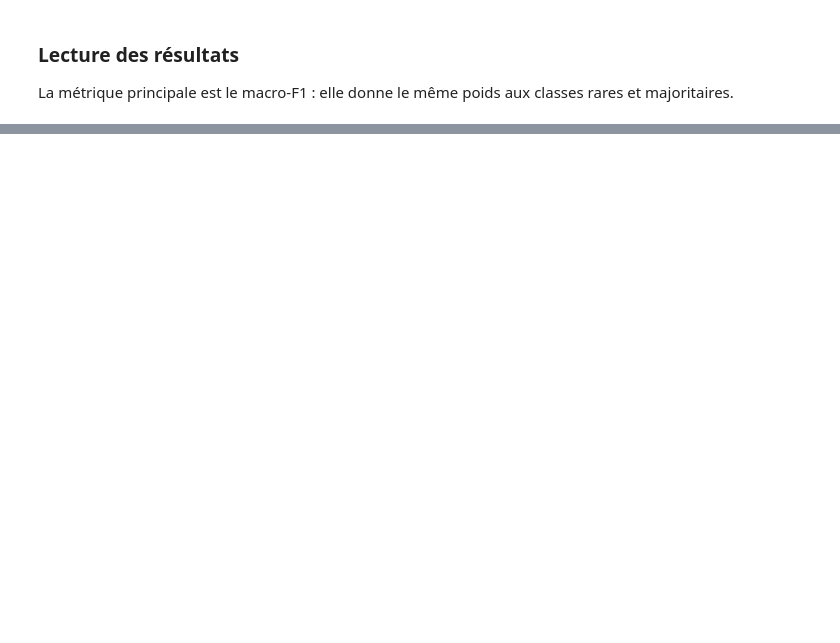
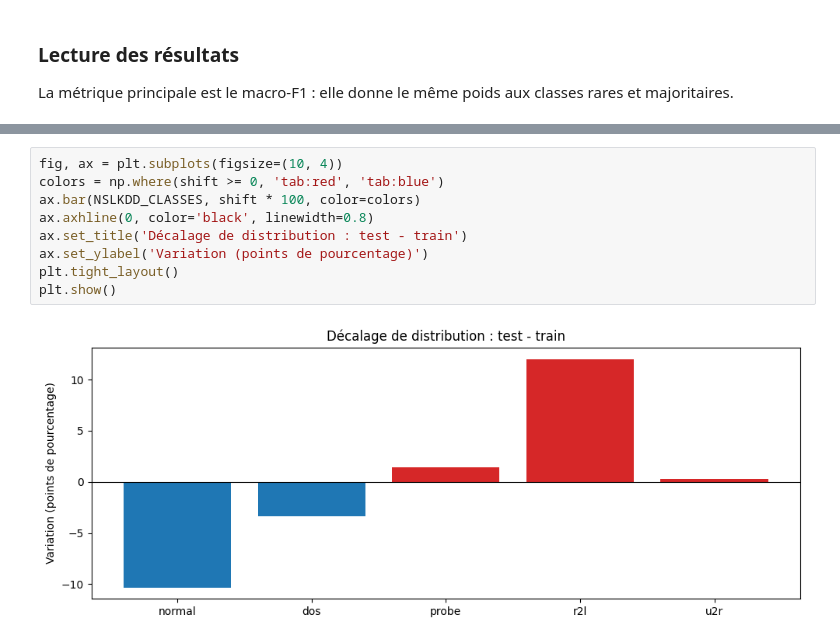
Before and after one commit to Appolinairee/-research-scratch-deep-learning-vision, a Jupyter notebook: notebooks/colab/nsl_kdd_focal_loss_mlp.ipynb, the cells around one changed output, grey strips where cells are left out. Cells and saved outputs as stored; diff of their text form; blank space fills up the shorter version.

```diff
--- a/notebooks/colab/nsl_kdd_focal_loss_mlp.ipynb
+++ b/notebooks/colab/nsl_kdd_focal_loss_mlp.ipynb
@@ -195,0 +345,11 @@ for class_name, precision, recall, f1 in zip(
+# %%
+fig, ax = plt.subplots(figsize=(10, 4))
+colors = np.where(shift >= 0, 'tab:red', 'tab:blue')
+ax.bar(NSLKDD_CLASSES, shift * 100, color=colors)
+ax.axhline(0, color='black', linewidth=0.8)
+ax.set_title('Décalage de distribution : test - train')
+ax.set_ylabel('Variation (points de pourcentage)')
+plt.tight_layout()
+plt.show()
+# %% [output]
+[figure, added]
```
Also changed, not shown: parts of 20 cells of this notebook.
